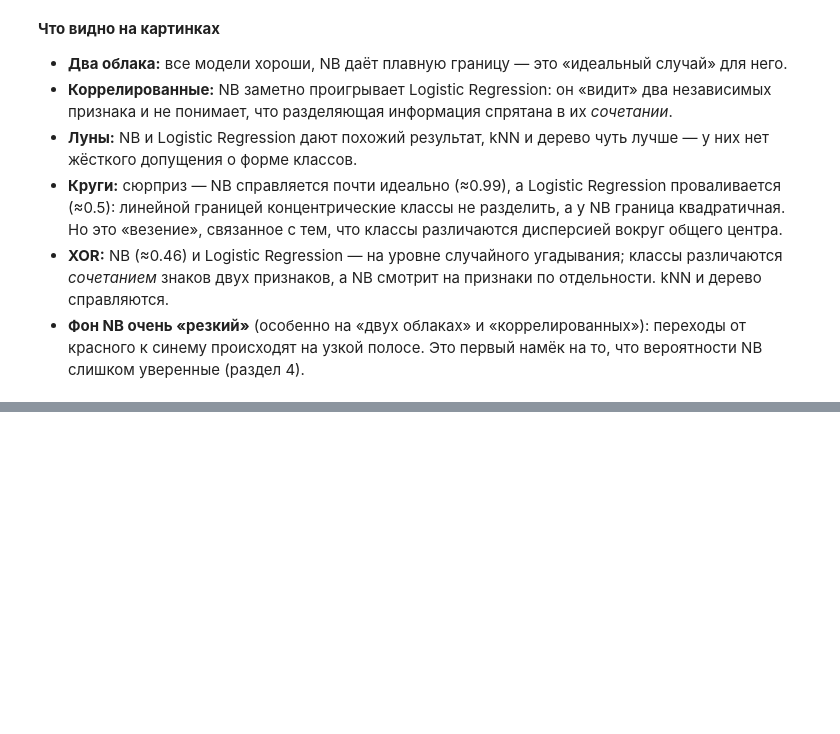
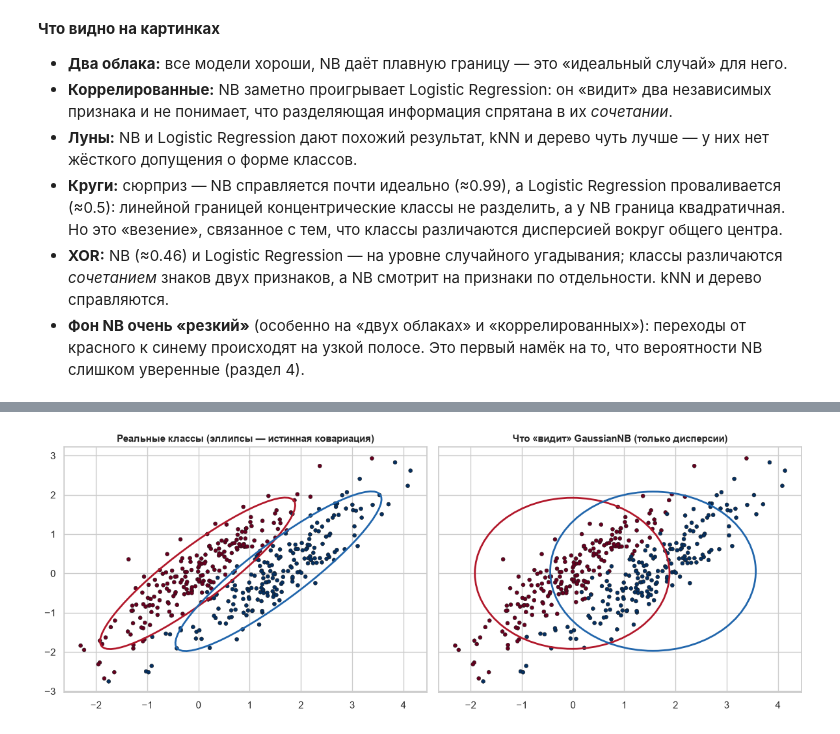
Before and after one commit to BinGoJr/Naive-Bayes, a Jupyter notebook: NaiveBayes.ipynb, the cells around one changed output, grey strips where cells are left out. Saved outputs shown, nothing was run; the diff lists cells and outputs as text; code cells hidden in the pictures; blank space fills up the shorter version.

```diff
--- a/NaiveBayes.ipynb
+++ b/NaiveBayes.ipynb
@@ -172,0 +179,23 @@ plt.tight_layout(); plt.show()
+# %%
+from matplotlib.patches import Ellipse
+
+X, y = datasets["Коррелированные"]
+nb = GaussianNB().fit(X, y)
+
+fig, axes = plt.subplots(1, 2, figsize=(12, 4.6), sharex=True, sharey=True)
+for ax, title in zip(axes, ["Реальные классы (эллипсы — истинная ковариация)", "Что «видит» GaussianNB (только дисперсии)"]):
+    ax.scatter(X[:, 0], X[:, 1], c=y, cmap="RdBu", edgecolor="k", s=18, linewidth=0.4)
+    ax.set_title(title, fontsize=11)
+for c, color in zip([0, 1], ["#B2182B", "#2166AC"]):
+    Xc = X[y == c]
+    # реальная ковариация — по собственным векторам
+    w, V = np.linalg.eigh(np.cov(Xc.T))
+    ang = np.degrees(np.arctan2(V[1, 1], V[0, 1]))
+    axes[0].add_patch(Ellipse(Xc.mean(0), 2 * 2 * np.sqrt(w[1]), 2 * 2 * np.sqrt(w[0]), angle=ang,
+                              fill=False, ec=color, lw=2))
+    # эллипс NB: полуоси = 2*sigma по каждому признаку, без поворота
+    sd = np.sqrt(nb.var_[c])
+    axes[1].add_patch(Ellipse(nb.theta_[c], 2 * 2 * sd[0], 2 * 2 * sd[1], fill=False, ec=color, lw=2))
+plt.tight_layout(); plt.show()
+# %% [output]
+[figure, added]
```
Also changed, not shown: parts of 4 cells of this notebook.
